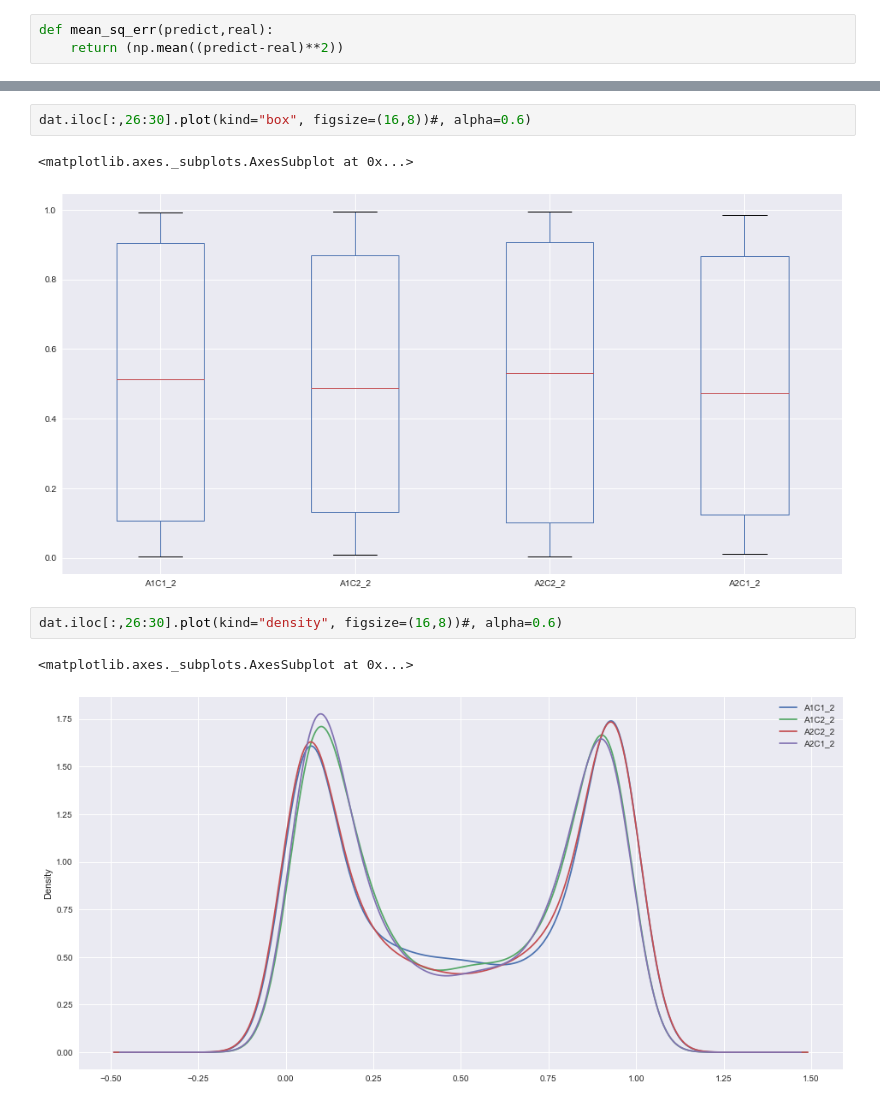
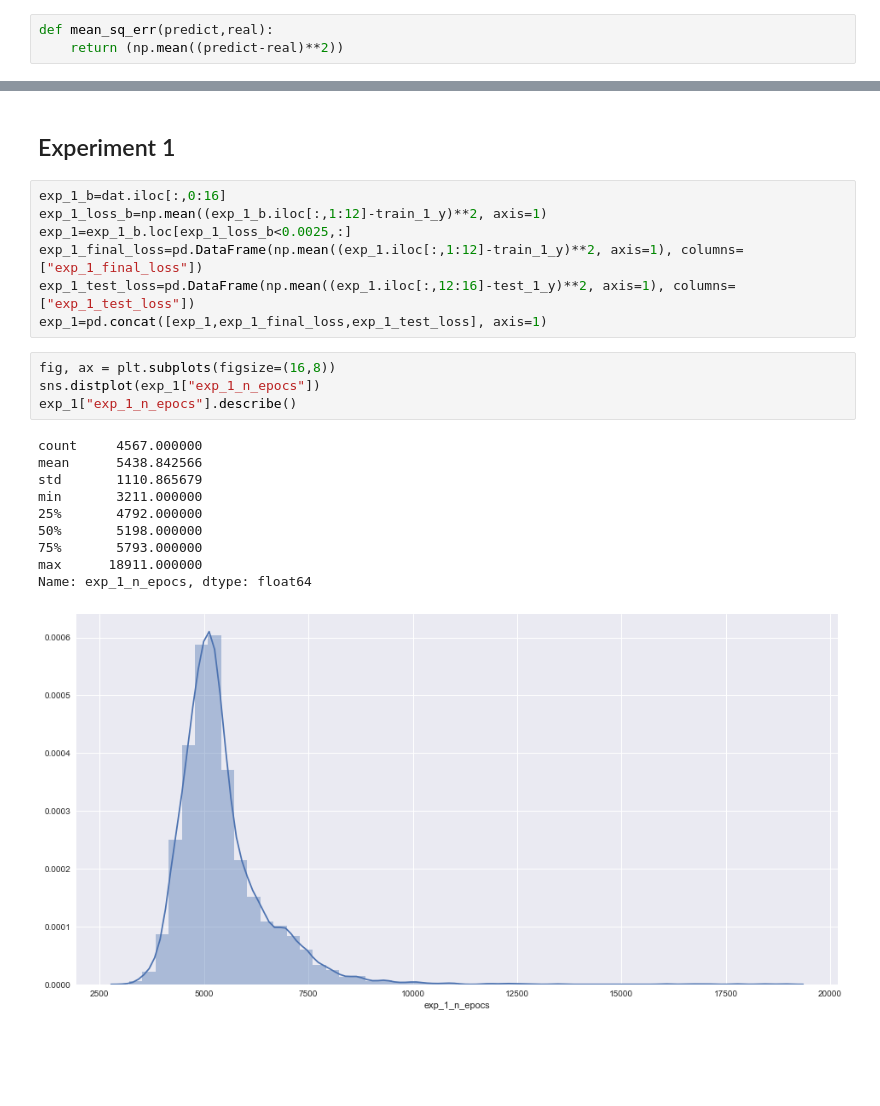
Before and after one commit to Yagwar/stim_eq, a Jupyter notebook: visual TF replica.ipynb, the cells around one changed output, grey strips where cells are left out. Cells and saved outputs as stored; diff of their text form; blank space fills up the shorter version.

```diff
--- a/visual TF replica.ipynb
+++ b/visual TF replica.ipynb
@@ -200,10 +65,24 @@ sns.distplot(np.mean((dat.iloc[:,26:30]-test_1_y)**2, axis=1) )
-# %%
-dat.iloc[:,26:30].plot(kind="box", figsize=(16,8))#, alpha=0.6)
-# %% [output]
-<matplotlib.axes._subplots.AxesSubplot at 0x...>
-[figure, removed]
-# %%
-dat.iloc[:,26:30].plot(kind="density", figsize=(16,8))#, alpha=0.6)
-# %% [output]
-<matplotlib.axes._subplots.AxesSubplot at 0x...>
-[figure, removed]
+# %% [markdown]
+## Experiment 1
+# %%
+exp_1_b=dat.iloc[:,0:16]
+exp_1_loss_b=np.mean((exp_1_b.iloc[:,1:12]-train_1_y)**2, axis=1)
+exp_1=exp_1_b.loc[exp_1_loss_b<0.0025,:]
+exp_1_final_loss=pd.DataFrame(np.mean((exp_1.iloc[:,1:12]-train_1_y)**2, axis=1), columns=["exp_1_final_loss"])
+exp_1_test_loss=pd.DataFrame(np.mean((exp_1.iloc[:,12:16]-test_1_y)**2, axis=1), columns=["exp_1_test_loss"])
+exp_1=pd.concat([exp_1,exp_1_final_loss,exp_1_test_loss], axis=1)
+# %%
+fig, ax = plt.subplots(figsize=(16,8))
+sns.distplot(exp_1["exp_1_n_epocs"])
+exp_1["exp_1_n_epocs"].describe()
+# %% [output]
+count     4567.000000
+mean      5438.842566
+std       1110.865679
+min       3211.000000
+25%       4792.000000
+50%       5198.000000
+75%       5793.000000
+max      18911.000000
+Name: exp_1_n_epocs, dtype: float64
+[figure, added]
```
Also changed, not shown: parts of 40 cells of this notebook.
